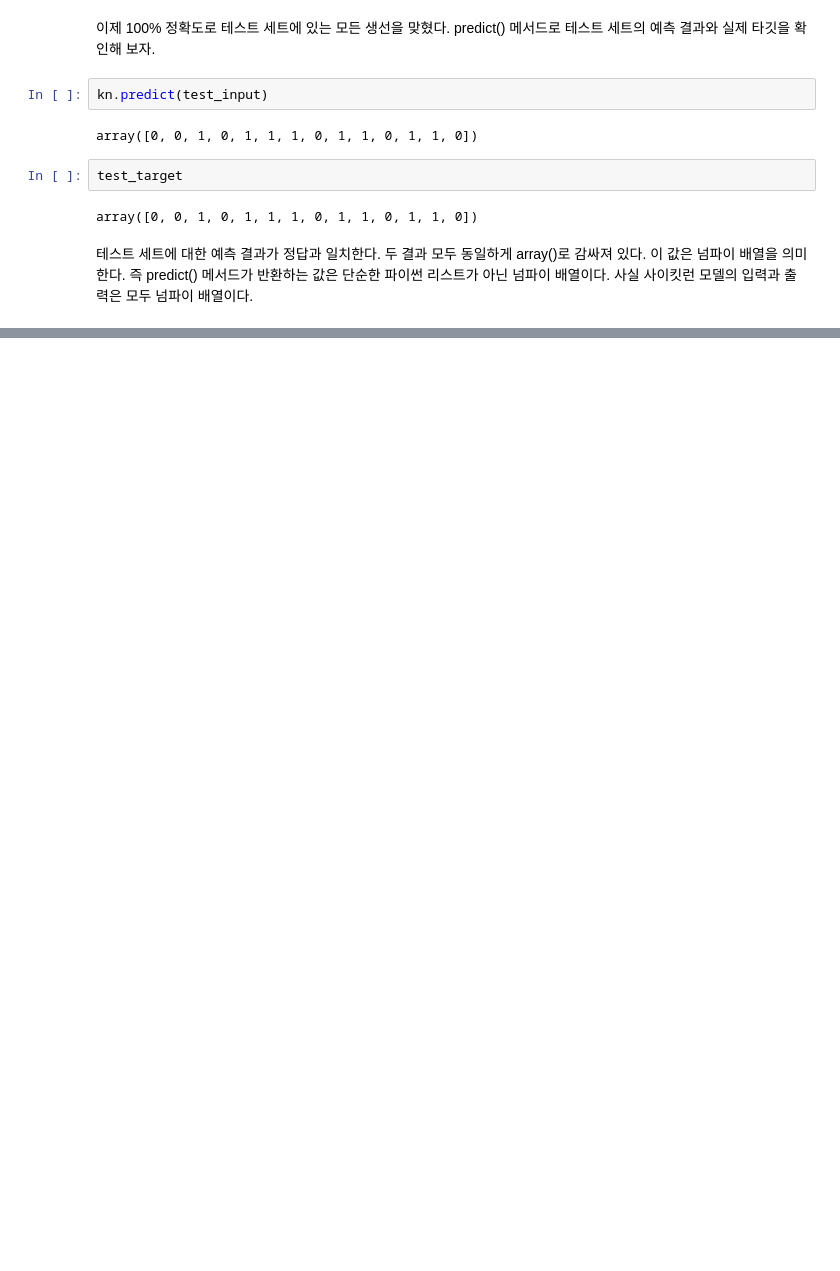
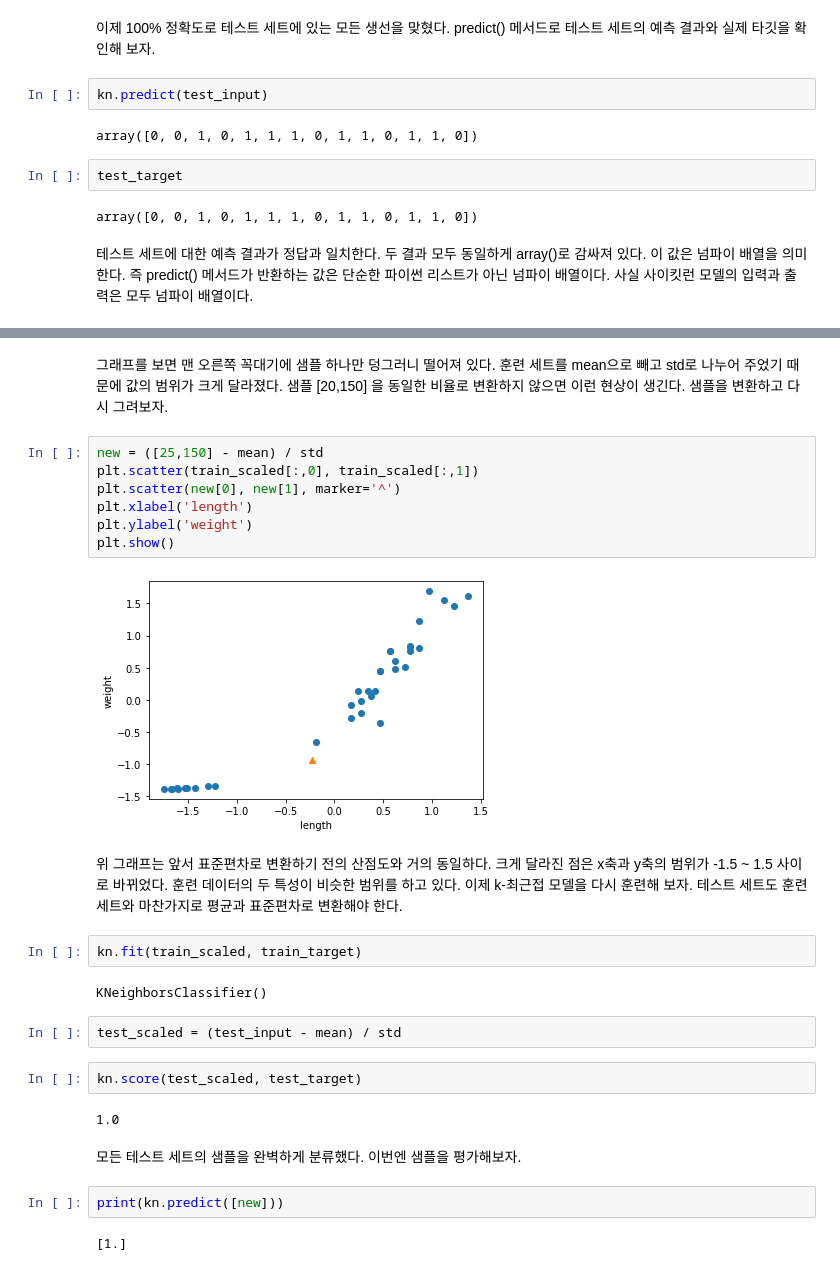
Before and after one commit to jaeyoon89/machinlearnig_deeplearning_study, a Jupyter notebook: mldl_ch2_data.ipynb, the cells around one changed output, grey strips where cells are left out. Drawn from its saved outputs; the diff is of its cells as text; blank space fills up the shorter version.

```diff
--- a/mldl_ch2_data.ipynb
+++ b/mldl_ch2_data.ipynb
@@ -412,0 +419,29 @@ plt.scatter(t)
+# %% [markdown]
+그래프를 보면 맨 오른쪽 꼭대기에 샘플 하나만 덩그러니 떨어져 있다. 훈련 세트를 mean으로 빼고 std로 나누어 주었기 때문에 값의 범위가 크게 달라졌다. 샘플 [20,150] 을 동일한 비율로 변환하지 않으면 이런 현상이 생긴다. 샘플을 변환하고 다시 그려보자.
+# %%
+new = ([25,150] - mean) / std
+plt.scatter(train_scaled[:,0], train_scaled[:,1])
+plt.scatter(new[0], new[1], marker='^')
+plt.xlabel('length')
+plt.ylabel('weight')
+plt.show()
+# %% [output]
+[figure, added]
+# %% [markdown]
+위 그래프는 앞서 표준편차로 변환하기 전의 산점도와 거의 동일하다. 크게 달라진 점은 x축과 y축의 범위가 -1.5 ~ 1.5 사이로 바뀌었다. 훈련 데이터의 두 특성이 비슷한 범위를 하고 있다. 이제 k-최근접 모델을 다시 훈련해 보자. 테스트 세트도 훈련 세트와 마찬가지로 평균과 표준편차로 변환해야 한다.
+# %%
+kn.fit(train_scaled, train_target)
+# %% [output]
+KNeighborsClassifier()
+# %%
+test_scaled = (test_input - mean) / std
+# %%
+kn.score(test_scaled, test_target)
+# %% [output]
+1.0
+# %% [markdown]
+모든 테스트 세트의 샘플을 완벽하게 분류했다. 이번엔 샘플을 평가해보자.
+# %%
+print(kn.predict([new]))
+# %% [output]
+[1.]
```
Also changed, not shown: parts of 125 cells of this notebook.
